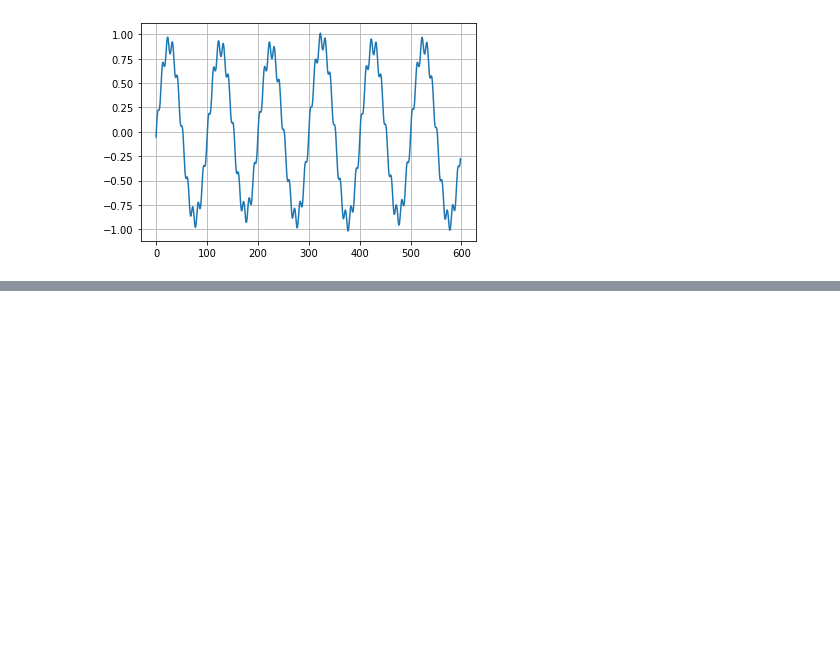
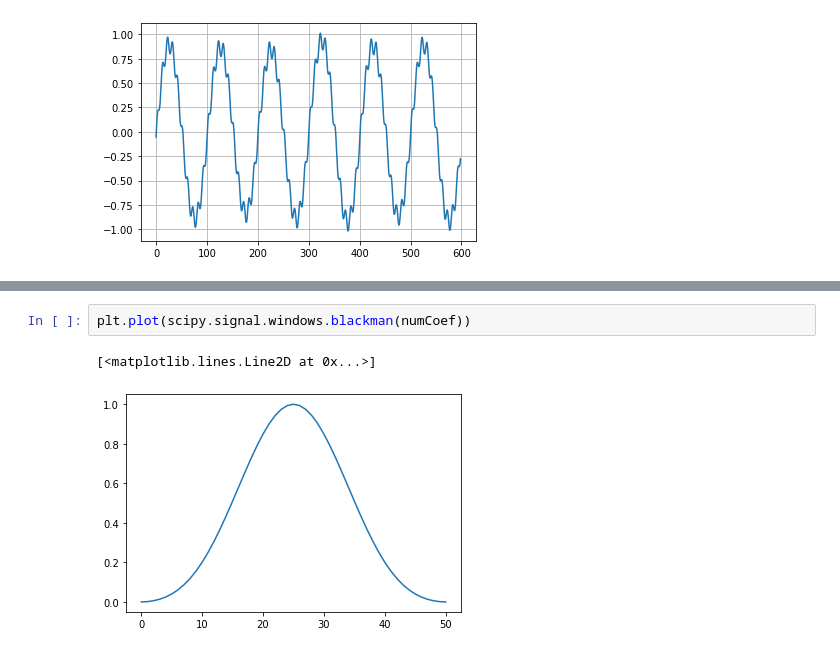
Before and after one commit to JoaoYukio/PCO119, a Jupyter notebook: Atividade 7/Atividade7.ipynb, the cells around one changed output, grey strips where cells are left out. Drawn from its saved outputs; the diff is of its cells as text; blank space fills up the shorter version.

```diff
--- a/Atividade 7/Atividade7.ipynb
+++ b/Atividade 7/Atividade7.ipynb
@@ -302,0 +314,5 @@ plt.grid()
+# %%
+plt.plot(scipy.signal.windows.blackman(numCoef))
+# %% [output]
+[<matplotlib.lines.Line2D at 0x...>]
+[figure, added]
```
Also changed, not shown: parts of 24 cells of this notebook.
